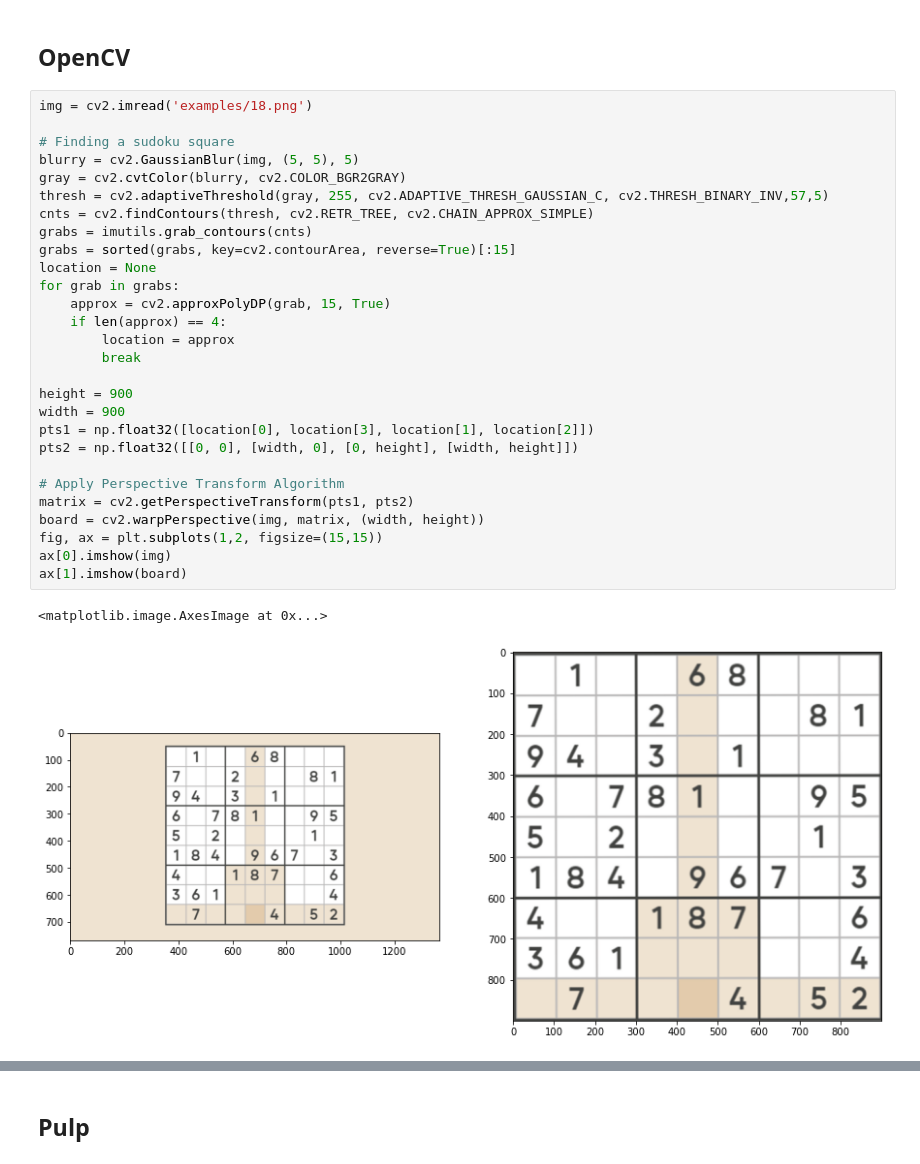
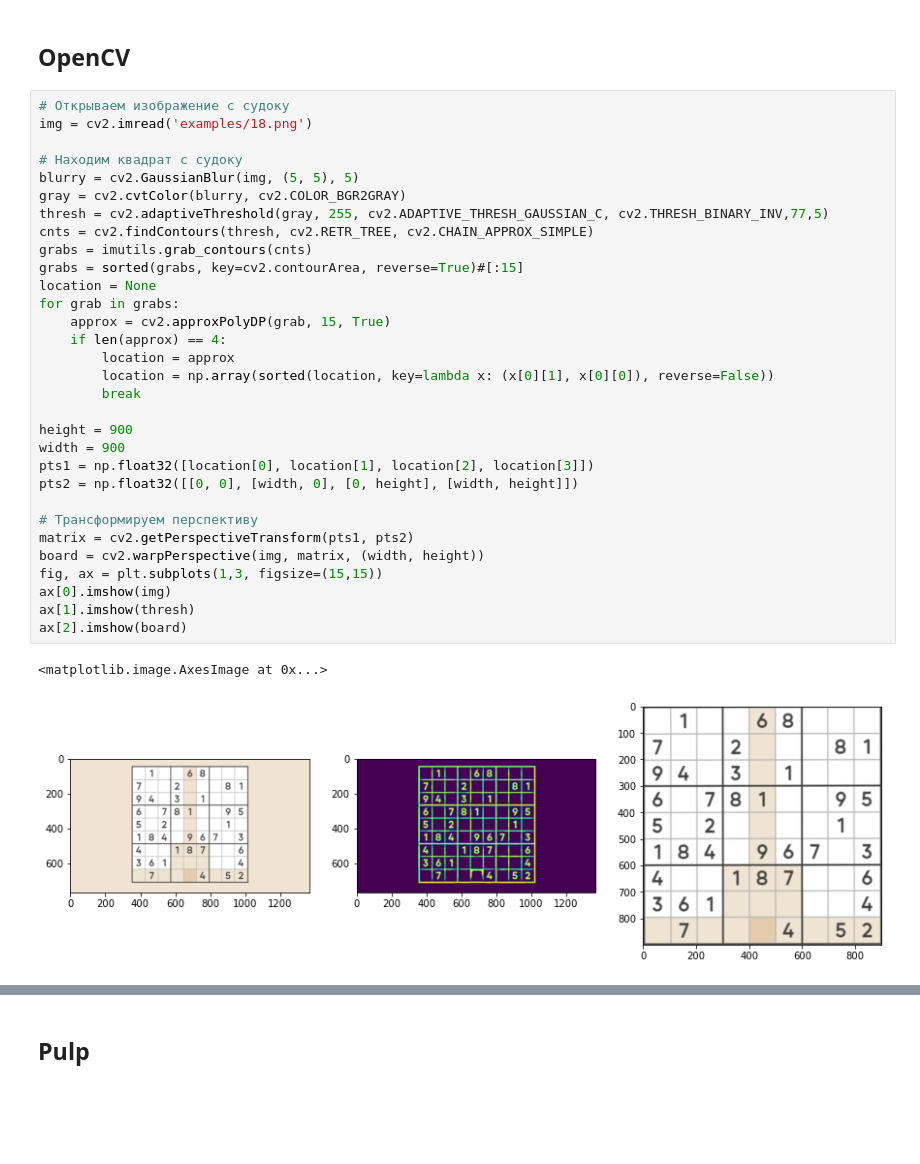
Before and after one commit to Rhinestone1337/sudoku-solver, a Jupyter notebook: sudoku pulp opencv.ipynb, the cells around one changed output, grey strips where cells are left out. Cells and saved outputs as stored; diff of their text form; blank space fills up the shorter version.

```diff
--- a/sudoku pulp opencv.ipynb
+++ b/sudoku pulp opencv.ipynb
@@ -15,36 +15,39 @@ pytesseract.pytesseract.tesseract_cmd = r"C:\Program Files\Tesseract-OCR\tessera
 # %% [markdown]
 ## OpenCV
 # %%
+# Открываем изображение с судоку
 img = cv2.imread('examples/18.png')
 
-# Finding a sudoku square
+# Находим квадрат с судоку
 blurry = cv2.GaussianBlur(img, (5, 5), 5)
 gray = cv2.cvtColor(blurry, cv2.COLOR_BGR2GRAY)
-thresh = cv2.adaptiveThreshold(gray, 255, cv2.ADAPTIVE_THRESH_GAUSSIAN_C, cv2.THRESH_BINARY_INV,57,5)
+thresh = cv2.adaptiveThreshold(gray, 255, cv2.ADAPTIVE_THRESH_GAUSSIAN_C, cv2.THRESH_BINARY_INV,77,5)
 cnts = cv2.findContours(thresh, cv2.RETR_TREE, cv2.CHAIN_APPROX_SIMPLE)
 grabs = imutils.grab_contours(cnts)
-grabs = sorted(grabs, key=cv2.contourArea, reverse=True)[:15]
+grabs = sorted(grabs, key=cv2.contourArea, reverse=True)#[:15]
 location = None
 for grab in grabs:
     approx = cv2.approxPolyDP(grab, 15, True)
     if len(approx) == 4:
         location = approx
+        location = np.array(sorted(location, key=lambda x: (x[0][1], x[0][0]), reverse=False))
         break
 
 height = 900
 width = 900
-pts1 = np.float32([location[0], location[3], location[1], location[2]])
+pts1 = np.float32([location[0], location[1], location[2], location[3]])
 pts2 = np.float32([[0, 0], [width, 0], [0, height], [width, height]])
 
-# Apply Perspective Transform Algorithm
+# Трансформируем перспективу
 matrix = cv2.getPerspectiveTransform(pts1, pts2)
 board = cv2.warpPerspective(img, matrix, (width, height))
-fig, ax = plt.subplots(1,2, figsize=(15,15))
+fig, ax = plt.subplots(1,3, figsize=(15,15))
 ax[0].imshow(img)
-ax[1].imshow(board)
+ax[1].imshow(thresh)
+ax[2].imshow(board)
 # %% [output]
 <matplotlib.image.AxesImage at 0x...>
-[figure, old version]
+[figure, new version]
 # %%
 df_final = pd.DataFrame(index=range(1, 10), columns=range(1, 10))
 
```
Also changed, not shown: parts of 1 cell of this notebook.
